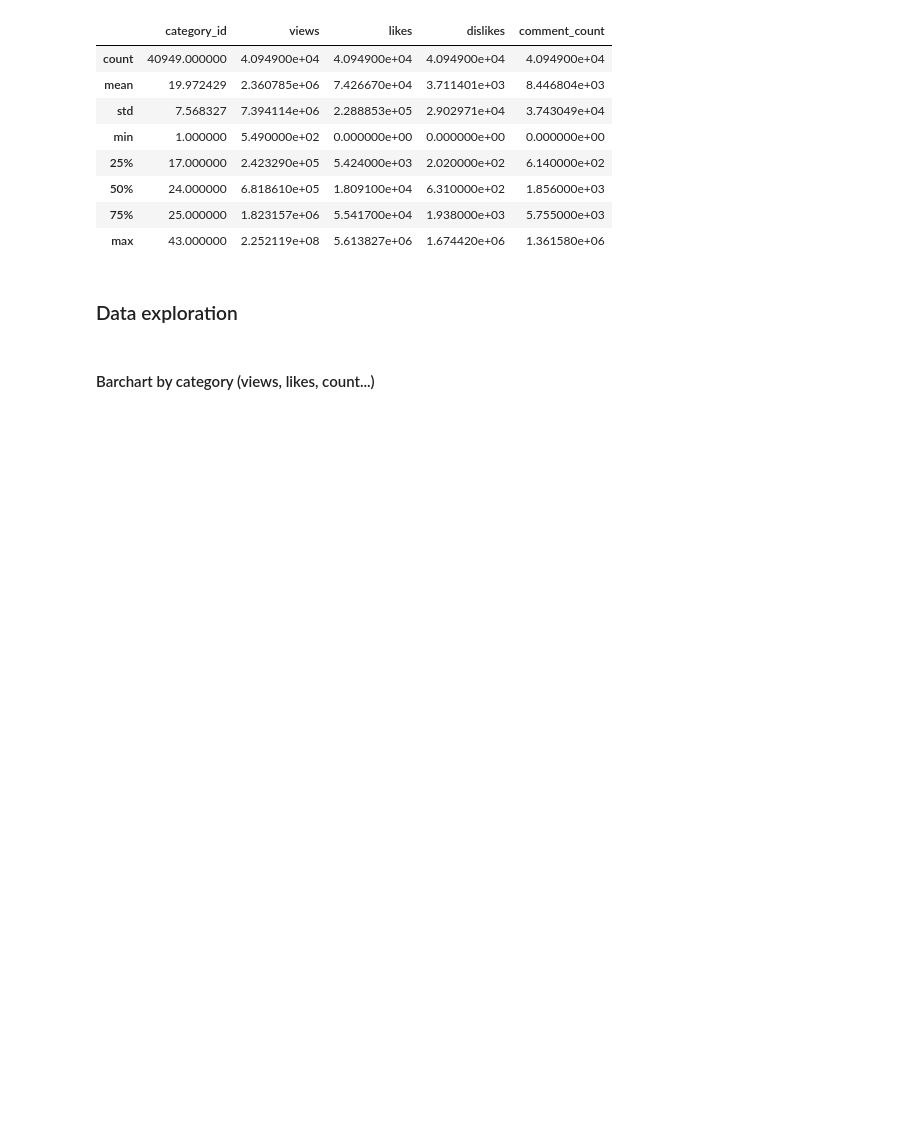
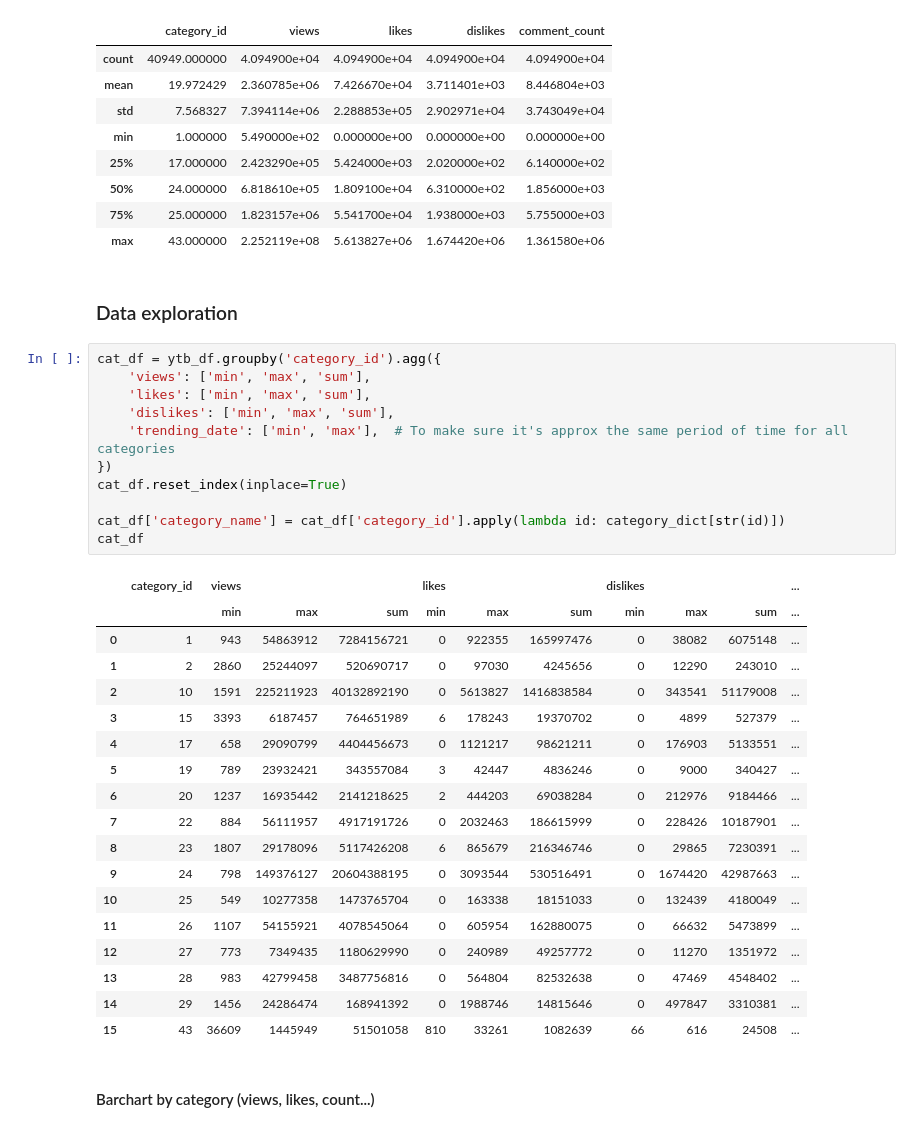
Before and after one commit to soumeyademil/EDA-Trending-Ytb-Videos, a Jupyter notebook: EDA_Trending_Ytb_Videos_Dataset.ipynb, the cells around one changed output. Cells and saved outputs as stored; diff of their text form; blank space fills up the shorter version.

```diff
--- a/EDA_Trending_Ytb_Videos_Dataset.ipynb
+++ b/EDA_Trending_Ytb_Videos_Dataset.ipynb
@@ -132,5 +132,35 @@ ytb_df.describe()
 | max | 43.000000 | 2.252119e+08 | 5.613827e+06 | 1.674420e+06 | 1.361580e+06 |
 # %% [markdown]
 ### Data exploration
+# %%
+cat_df = ytb_df.groupby('category_id').agg({
+    'views': ['min', 'max', 'sum'],
+    'likes': ['min', 'max', 'sum'],
+    'dislikes': ['min', 'max', 'sum'],
+    'trending_date': ['min', 'max'],  # To make sure it's approx the same period of time for all categories
+})
+cat_df.reset_index(inplace=True)
+
+cat_df['category_name'] = cat_df['category_id'].apply(lambda id: category_dict[str(id)])
+cat_df
+# %% [output]
+|  | category_id | views |  |  | likes |  |  | dislikes |  |  | ... |
+|  |  | min | max | sum | min | max | sum | min | max | sum | ... |
+| 0 | 1 | 943 | 54863912 | 7284156721 | 0 | 922355 | 165997476 | 0 | 38082 | 6075148 | ... |
+| 1 | 2 | 2860 | 25244097 | 520690717 | 0 | 97030 | 4245656 | 0 | 12290 | 243010 | ... |
+| 2 | 10 | 1591 | 225211923 | 40132892190 | 0 | 5613827 | 1416838584 | 0 | 343541 | 51179008 | ... |
+| 3 | 15 | 3393 | 6187457 | 764651989 | 6 | 178243 | 19370702 | 0 | 4899 | 527379 | ... |
+| 4 | 17 | 658 | 29090799 | 4404456673 | 0 | 1121217 | 98621211 | 0 | 176903 | 5133551 | ... |
+| 5 | 19 | 789 | 23932421 | 343557084 | 3 | 42447 | 4836246 | 0 | 9000 | 340427 | ... |
+| 6 | 20 | 1237 | 16935442 | 2141218625 | 2 | 444203 | 69038284 | 0 | 212976 | 9184466 | ... |
+| 7 | 22 | 884 | 56111957 | 4917191726 | 0 | 2032463 | 186615999 | 0 | 228426 | 10187901 | ... |
+| 8 | 23 | 1807 | 29178096 | 5117426208 | 6 | 865679 | 216346746 | 0 | 29865 | 7230391 | ... |
+| 9 | 24 | 798 | 149376127 | 20604388195 | 0 | 3093544 | 530516491 | 0 | 1674420 | 42987663 | ... |
+| 10 | 25 | 549 | 10277358 | 1473765704 | 0 | 163338 | 18151033 | 0 | 132439 | 4180049 | ... |
+| 11 | 26 | 1107 | 54155921 | 4078545064 | 0 | 605954 | 162880075 | 0 | 66632 | 5473899 | ... |
+| 12 | 27 | 773 | 7349435 | 1180629990 | 0 | 240989 | 49257772 | 0 | 11270 | 1351972 | ... |
+| 13 | 28 | 983 | 42799458 | 3487756816 | 0 | 564804 | 82532638 | 0 | 47469 | 4548402 | ... |
+| 14 | 29 | 1456 | 24286474 | 168941392 | 0 | 1988746 | 14815646 | 0 | 497847 | 3310381 | ... |
+| 15 | 43 | 36609 | 1445949 | 51501058 | 810 | 33261 | 1082639 | 66 | 616 | 24508 | ... |
 # %% [markdown]
 #### Barchart by category (views, likes, count...)
```
Also changed, not shown: parts of 1 cell of this notebook.
